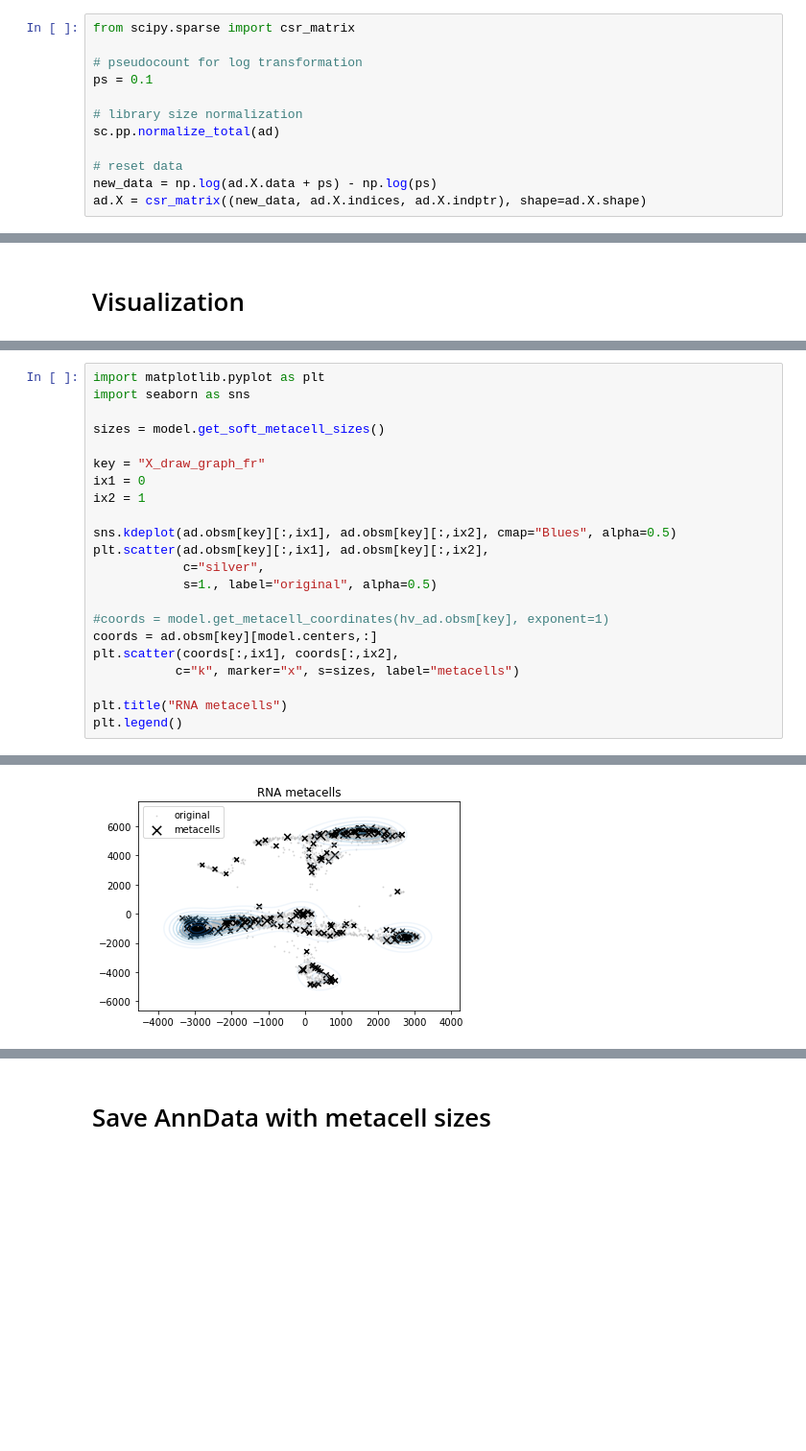
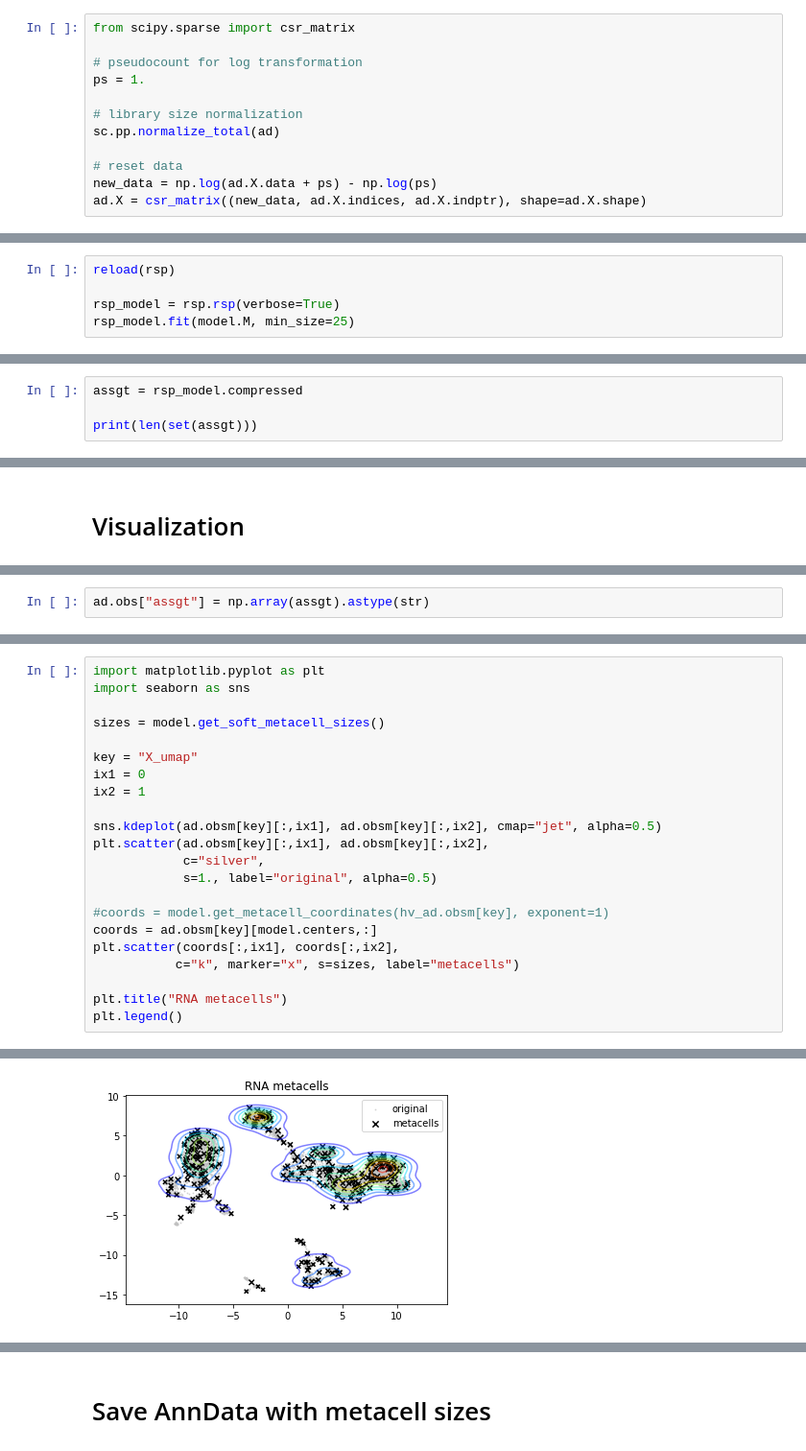
Before and after one commit to dpeerlab/SEACells, a Jupyter notebook: pbmc_rna_test_diffkm.ipynb, the cells around one changed output, grey strips where cells are left out. Shown at 96% size. Cells and saved outputs as stored; diff of their text form; blank space fills up the shorter version.

```diff
--- a/pbmc_rna_test_diffkm.ipynb
+++ b/pbmc_rna_test_diffkm.ipynb
@@ -41,7 +41,7 @@ ad.raw = ad
 from scipy.sparse import csr_matrix
 
 # pseudocount for log transformation
-ps = 0.1
+ps = 1.
 
 # library size normalization
 sc.pp.normalize_total(ad)
@@ -100,0 +126,5 @@ Assigning clusters...
+# %%
+reload(rsp)
+
+rsp_model = rsp.rsp(verbose=True)
+rsp_model.fit(model.M, min_size=25)
@@ -100,0 +149,4 @@ Assigning clusters...
+# %%
+assgt = rsp_model.compressed
+
+print(len(set(assgt)))
@@ -121,0 +223,2 @@ sc.pl.draw_graph(ad, color=["celltype"])
+# %%
+ad.obs["assgt"] = np.array(assgt).astype(str)
@@ -122,25 +229,25 @@ sc.pl.draw_graph(ad, color=["celltype"])
 # %%
 import matplotlib.pyplot as plt
 import seaborn as sns
 
 sizes = model.get_soft_metacell_sizes()
 
-key = "X_draw_graph_fr"
+key = "X_umap"
 ix1 = 0
 ix2 = 1
 
-sns.kdeplot(ad.obsm[key][:,ix1], ad.obsm[key][:,ix2], cmap="Blues", alpha=0.5)
+sns.kdeplot(ad.obsm[key][:,ix1], ad.obsm[key][:,ix2], cmap="jet", alpha=0.5)
 plt.scatter(ad.obsm[key][:,ix1], ad.obsm[key][:,ix2],
             c="silver",
             s=1., label="original", alpha=0.5)
 
 #coords = model.get_metacell_coordinates(hv_ad.obsm[key], exponent=1)
 coords = ad.obsm[key][model.centers,:]
 plt.scatter(coords[:,ix1], coords[:,ix2],
            c="k", marker="x", s=sizes, label="metacells")
 
 plt.title("RNA metacells")
 plt.legend()
 # %% [output]
 <matplotlib.legend.Legend at 0x...>
-[figure, old version]
+[figure, new version]
```
Also changed, not shown: parts of 40 cells of this notebook, 8 other files.
